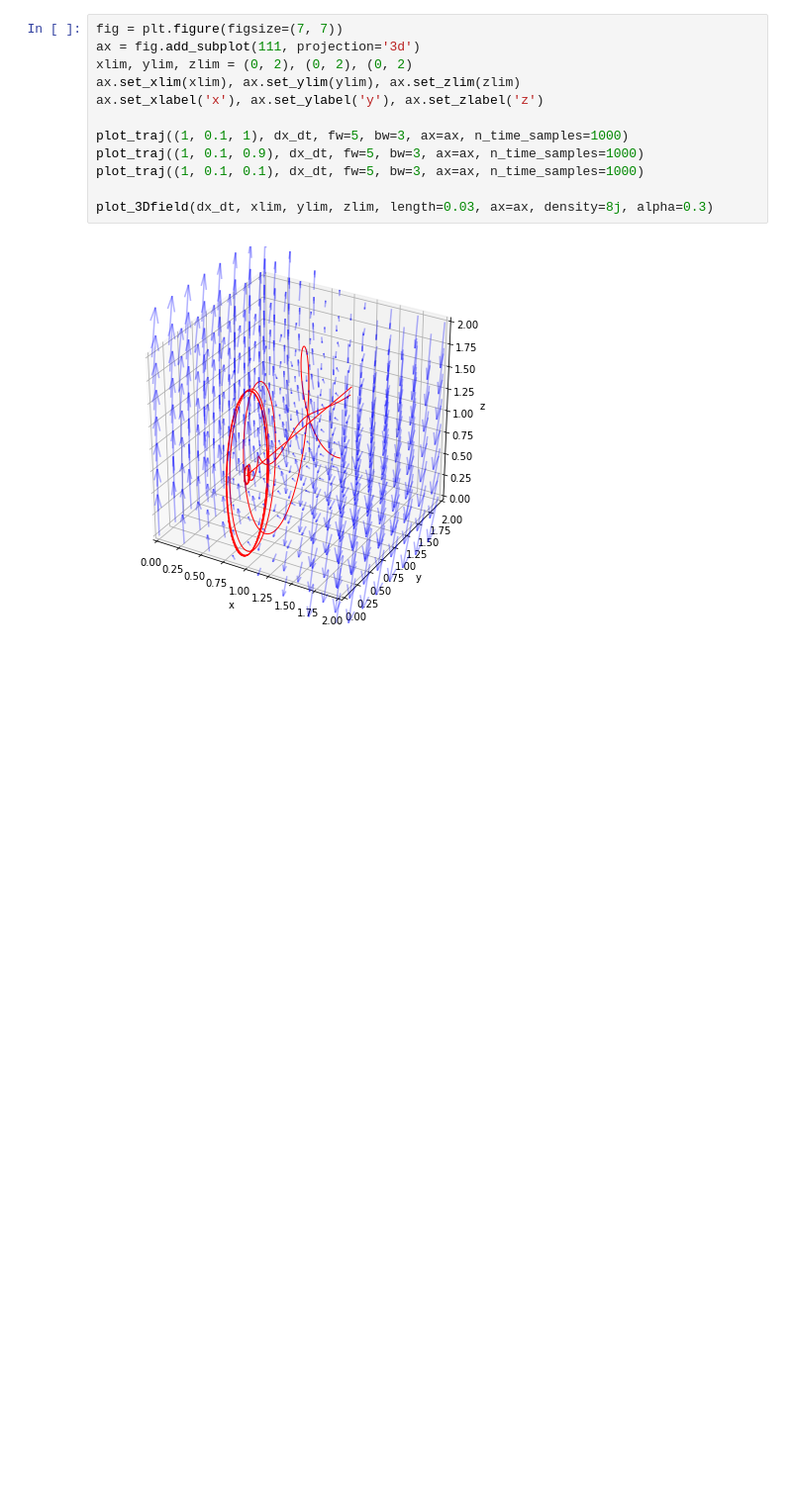
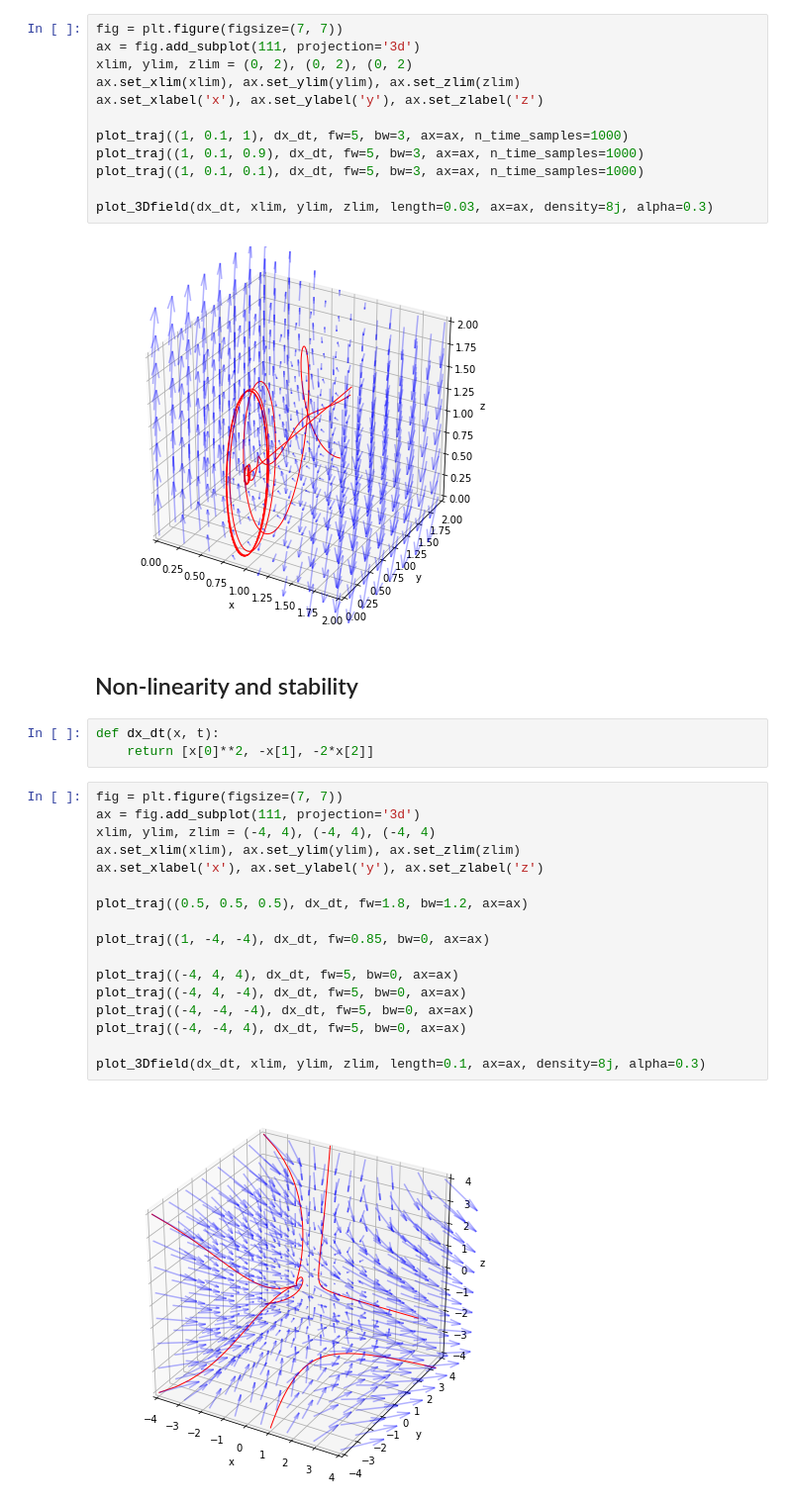
Before and after one commit to koulakis/dynamical-systems, a Jupyter notebook: 08_chaos.ipynb, the cells around one changed output. Shown at 99% size. Saved outputs shown, nothing was run; the diff lists cells and outputs as text; blank space fills up the shorter version.

```diff
--- a/08_chaos.ipynb
+++ b/08_chaos.ipynb
@@ -71,3 +72,27 @@ plot_traj((1, 0.1, 0.1), dx_dt, fw=5, bw=3, ax=ax, n_time_samples=1000)
 plot_3Dfield(dx_dt, xlim, ylim, zlim, length=0.03, ax=ax, density=8j, alpha=0.3)
 # %% [output]
 [figure]
+# %% [markdown]
+## Non-linearity and stability
+# %%
+def dx_dt(x, t):
+    return [x[0]**2, -x[1], -2*x[2]]
+# %%
+fig = plt.figure(figsize=(7, 7))
+ax = fig.add_subplot(111, projection='3d')
+xlim, ylim, zlim = (-4, 4), (-4, 4), (-4, 4)
+ax.set_xlim(xlim), ax.set_ylim(ylim), ax.set_zlim(zlim)
+ax.set_xlabel('x'), ax.set_ylabel('y'), ax.set_zlabel('z')
+
+plot_traj((0.5, 0.5, 0.5), dx_dt, fw=1.8, bw=1.2, ax=ax)
+
+plot_traj((1, -4, -4), dx_dt, fw=0.85, bw=0, ax=ax)
+
+plot_traj((-4, 4, 4), dx_dt, fw=5, bw=0, ax=ax)
+plot_traj((-4, 4, -4), dx_dt, fw=5, bw=0, ax=ax)
+plot_traj((-4, -4, -4), dx_dt, fw=5, bw=0, ax=ax)
+plot_traj((-4, -4, 4), dx_dt, fw=5, bw=0, ax=ax)
+
+plot_3Dfield(dx_dt, xlim, ylim, zlim, length=0.1, ax=ax, density=8j, alpha=0.3)
+# %% [output]
+[figure, added]
```
Also changed, not shown: parts of 3 cells of this notebook.
